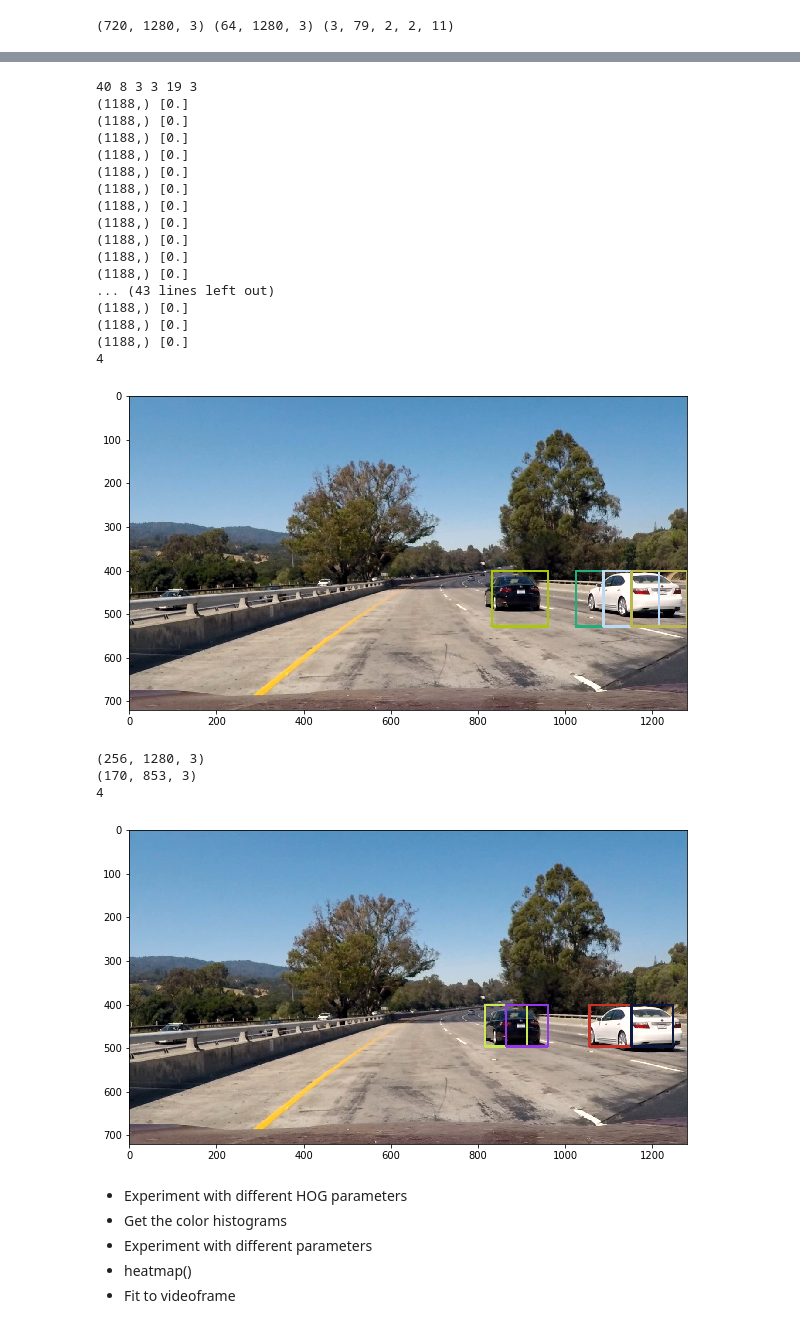
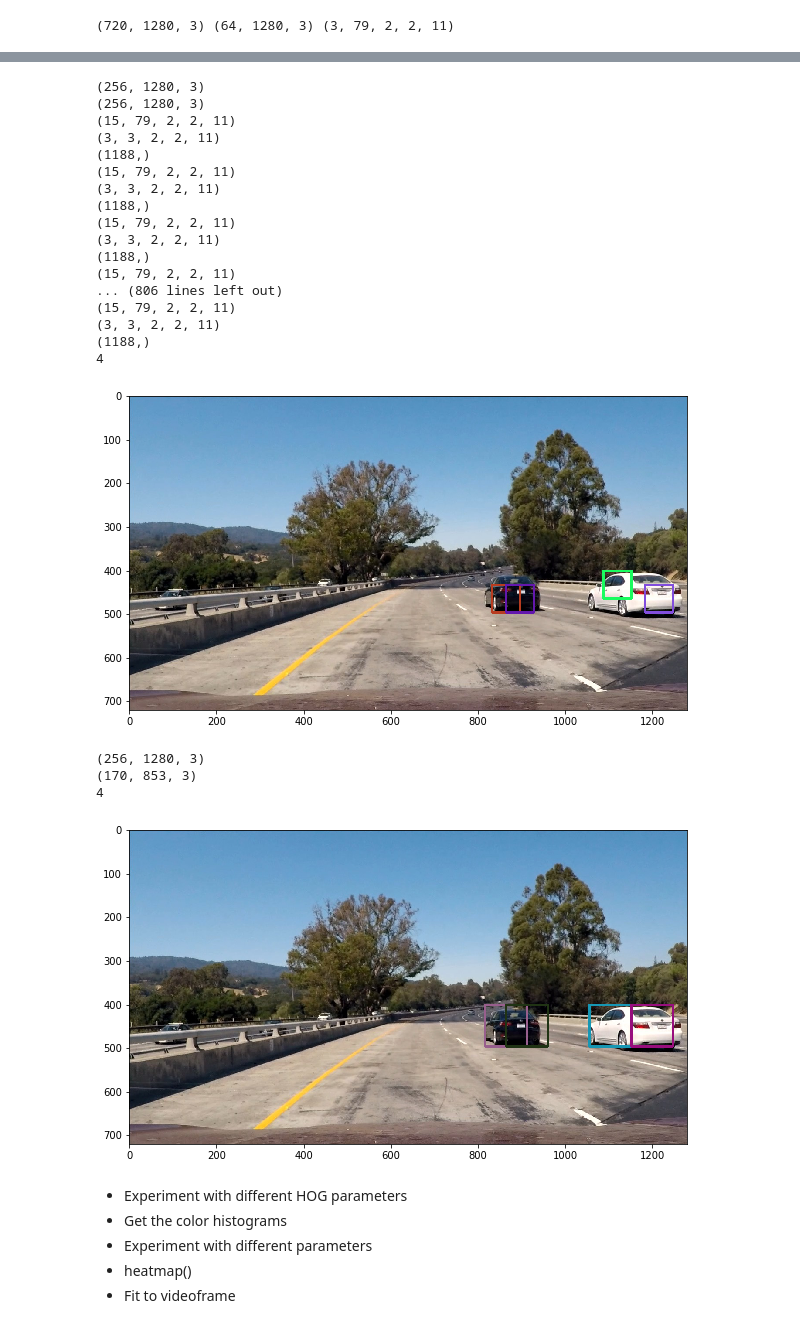
Before and after one commit to lmtoan/sdc-car-detection, a Jupyter notebook: Draft-4-4.ipynb, the cells around one changed output, grey strips where cells are left out. Cells and saved outputs as stored; diff of their text form; code cells hidden in the pictures.

```diff
--- a/Draft-4-4.ipynb
+++ b/Draft-4-4.ipynb
@@ -302,5 +299,5 @@ extract_features(data, method='HOG', cspace='RGB', orientations=9, pixels_per_ce
 # %%
-def find_cars(img, ystart, ystop, scale, cspace, model, orient=11, pix_per_cell=16, hog_channel='ALL', window=(64, 64), cells_per_step=2, cell_per_block=2, debug=False):
+def find_cars(img, ystart, ystop, scale, cspace, model, hog_channel='ALL', orient=11, pix_per_cell=16, window=64, cells_per_step=2, cell_per_block=2, debug=False):
 
     sub_img = img[ystart:ystop, :].astype(np.float32)/255
 
@@ -317,11 +314,11 @@ def find_cars(img, ystart, ystop, scale, cspace, model, orient=11, pix_per_cell=
         elif cspace == 'YCrCb':
             feature_image = cv2.cvtColor(sub_img, cv2.COLOR_RGB2YCrCb)
     else: feature_image = np.copy(sub_img)
-
+    print(feature_image.shape)
     # Rescale
     if scale != 1:
         feature_image = cv2.resize(feature_image, (np.int(feature_image.shape[1]/scale), np.int(feature_image.shape[0]/scale)))
-
+    print(feature_image.shape)
     hog_infos = []
 
     # Generate HOG features for the entire sub_image
@@ -338,8 +335,7 @@ def find_cars(img, ystart, ystop, scale, cspace, model, orient=11, pix_per_cell=
     nxcells = feature_image.shape[1] // pix_per_cell # = 80
     nycells = feature_image.shape[0] // pix_per_cell # = 45
 
-    cells_per_x_window = x_window // pix_per_cell - 1 # = 3
-    cells_per_y_window = y_window // pix_per_cell -1 # = 3
+    blocks_per_window = (window - pix_per_cell*cell_per_block)/pix_per_cell + 1
 
     nxwindows = (nxcells - cells_per_x_window) // cells_per_step + 1
     nywindows = (nycells - cells_per_y_window) // cells_per_step + 1
@@ -353,11 +349,14 @@ def find_cars(img, ystart, ystop, scale, cspace, model, orient=11, pix_per_cell=
         for x_step in range(nxwindows):
             y = y_step * cells_per_step
             x = x_step * cells_per_step
+            print(sub_hog1.shape)
             feat1 = sub_hog1[y:(y+cells_per_y_window), x:(x+cells_per_x_window), :, :, :]
+            print(feat1.shape)
             feat2 = sub_hog2[y:(y+cells_per_y_window), x:(x+cells_per_x_window), :, :, :]
             feat3 = sub_hog3[y:(y+cells_per_y_window), x:(x+cells_per_x_window), :, :, :]
 
             test_feats = np.hstack((feat1.ravel(), feat2.ravel(), feat3.ravel()))
+            # print(test_feats.shape)
             pred = model.predict(test_feats.reshape(1, -1))
 
             if debug:
@@ -369,37 +374,37 @@ def find_cars(img, ystart, ystop, scale, cspace, model, orient=11, pix_per_cell=
 # %%
 ystart = 400
 ystop = 656
 
 sample = mpimg.imread("test_images/test1.jpg")
-rects = find_cars(sample, ystart, ystop, 2, 'YUV', svc_car, debug=True)
+rects = find_cars(sample, ystart, ystop, 1, 'YUV', svc_car, debug=False)
 drawn = sample.copy()
 for rect in rects:
     color = (np.random.randint(0,255), np.random.randint(0,255), np.random.randint(0,255))
     cv2.rectangle(drawn, rect[0], rect[1], color, 3)
 
 plt.figure(figsize=(10,10))
 plt.imshow(drawn)
 
 print(len(rects))
 # %% [output]
-40 8 3 3 19 3
-(1188,) [0.]
-(1188,) [0.]
-(1188,) [0.]
-(1188,) [0.]
-(1188,) [0.]
-(1188,) [0.]
-(1188,) [0.]
-(1188,) [0.]
-(1188,) [0.]
-(1188,) [0.]
-(1188,) [0.]
-... (43 lines left out)
-(1188,) [0.]
-(1188,) [0.]
-(1188,) [0.]
+(256, 1280, 3)
+(256, 1280, 3)
+(15, 79, 2, 2, 11)
+(3, 3, 2, 2, 11)
+(1188,)
+(15, 79, 2, 2, 11)
+(3, 3, 2, 2, 11)
+(1188,)
+(15, 79, 2, 2, 11)
+(3, 3, 2, 2, 11)
+(1188,)
+(15, 79, 2, 2, 11)
+... (806 lines left out)
+(15, 79, 2, 2, 11)
+(3, 3, 2, 2, 11)
+(1188,)
 4
-[figure, old version]
+[figure, new version]
 # %%
 def find_cars_v2(img, ystart, ystop, scale, cspace, model, orient=11, pix_per_cell=16, hog_channel='ALL', window=64, cells_per_step=2, cell_per_block=2, debug=False):
 
@@ -485,7 +490,7 @@ print(len(rects))
 (256, 1280, 3)
 (170, 853, 3)
 4
-[figure, old version]
+[figure, new version]
 # %% [markdown]
 - Experiment with different HOG parameters
 - Get the color histograms
```
Also changed, not shown: parts of 8 cells of this notebook.
